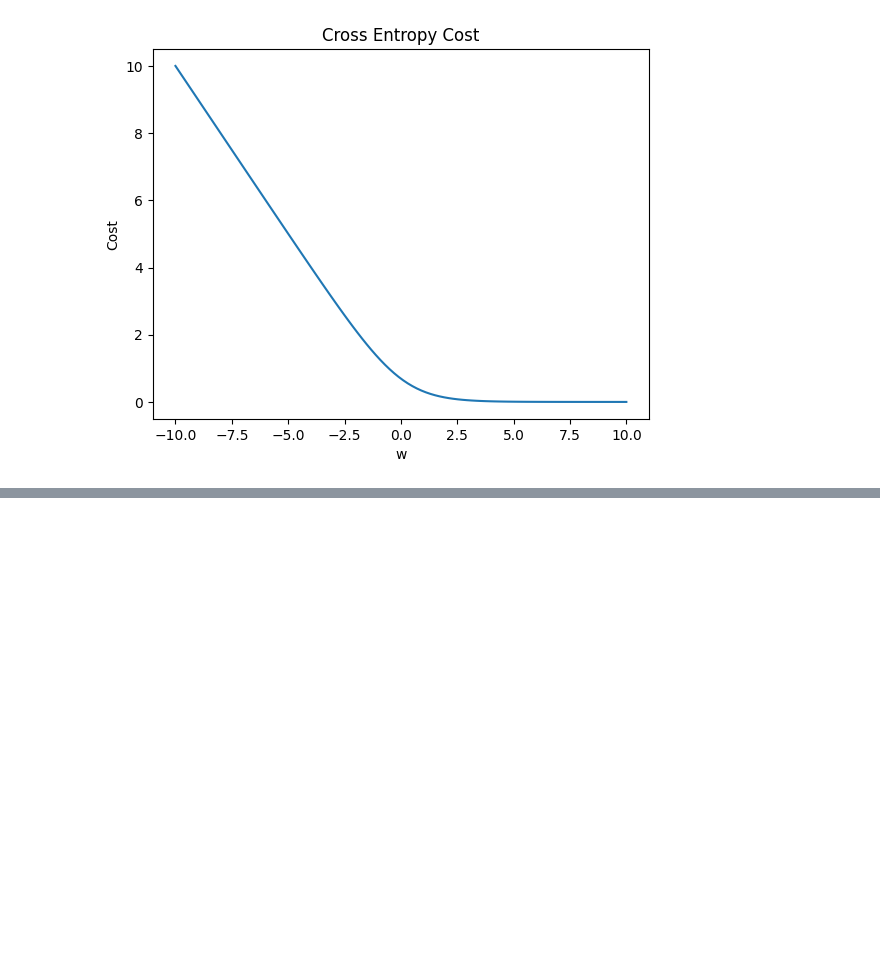
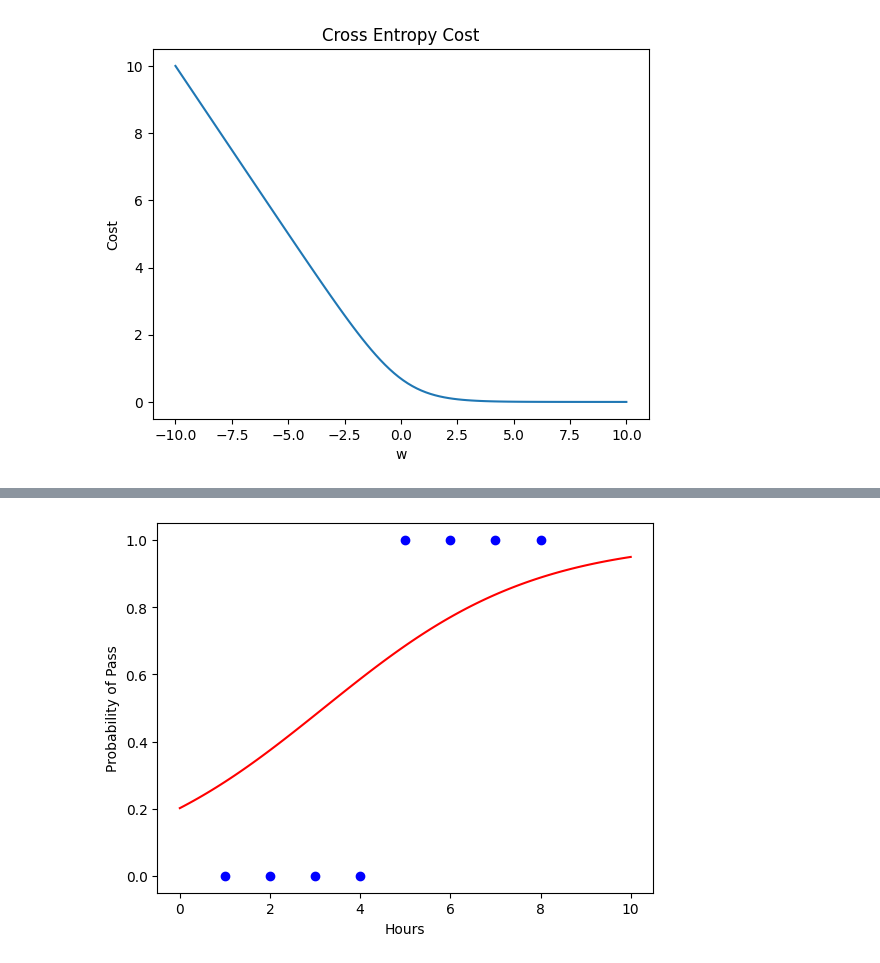
Before and after one commit to m-hamza7/AI-Engineering-Learning-DUMP, a Jupyter notebook: Machine Learning/LogisticRegression.ipynb, the cells around one changed output, grey strips where cells are left out. Saved outputs shown, nothing was run; the diff lists cells and outputs as text; code cells hidden in the pictures; blank space fills up the shorter version.

Commit message:
implemented convergence criterion for the gradient descent

```diff
--- a/Machine Learning/LogisticRegression.ipynb
+++ b/Machine Learning/LogisticRegression.ipynb
@@ -164,12 +164,17 @@ b = 0
 
 learning_rate = 0.01
 epochs = 1000
+tolerance = 1e-5  # Convergence criterion
+patience = 50     # For early stopping
 
-m=len(X)
+m = len(X)
+
+prev_loss = float('inf')
+patience_counter = 0
 
 for epoch in range(epochs):
 
-    z=w*X + b
+    z = w*X + b
 
     y_hat = sigmoid(z)
 
@@ -180,11 +185,52 @@ for epoch in range(epochs):
     dw = (1/m) * np.sum((y_hat - y) * X)
     db = (1/m) * np.sum(y_hat - y)
 
-    #updatte weights and bias
-    w=w-learning_rate*dw
-    b=b-learning_rate*db
+    #update weights and bias
+    w = w - learning_rate*dw
+    b = b - learning_rate*db
 
     if epoch % 100 == 0:
-        print(
-            f"Epoch={epoch}, ",f"Loss={loss:.4f}, ",f"w={w:.4f}, ",f"b={b:.4f}")
+        print(f"Epoch={epoch}, Loss={loss:.4f}, w={w:.4f}, b={b:.4f}")
+
+    # Convergence Criterion 1: Loss change is very small
+    if abs(loss - prev_loss) < tolerance:
+        print(f"Converged at epoch {epoch}: Loss change ({abs(loss - prev_loss):.2e}) < tolerance ({tolerance})")
+        break
+
+    # Convergence Criterion 2: Loss stopped improving (early stopping with patience)
+    if loss > prev_loss:
+        patience_counter += 1
+    else:
+        patience_counter = 0
+
+    if patience_counter >= patience:
+        print(f"Early stopping at epoch {epoch}: No improvement for {patience} epochs")
+        break
+
+    prev_loss = loss
+
+z2 = w*X + b
+
+y_hat2 = sigmoid(z2)
+
+print("\npredicted probabilities:\n", y_hat2)
+
+preds = (y_hat2 >= 0.5).astype(int)
+
+print(preds)
+
+
+import matplotlib.pyplot as plt
+
+x_plot = np.linspace(0,10,100)
+
+y_plot = sigmoid(w*x_plot + b)
+
+plt.scatter(X,y,color='blue')
+plt.plot(x_plot,y_plot,color='red')
+
+plt.xlabel("Hours")
+plt.ylabel("Probability of Pass")
+
+plt.show()
 # %% [output]
@@ -200,0 +252 @@ Epoch=900,  Loss=0.4220,  w=0.4083,  b=-1.2619
+[figure, added]
```
Also changed, not shown: parts of 1 cell of this notebook.
